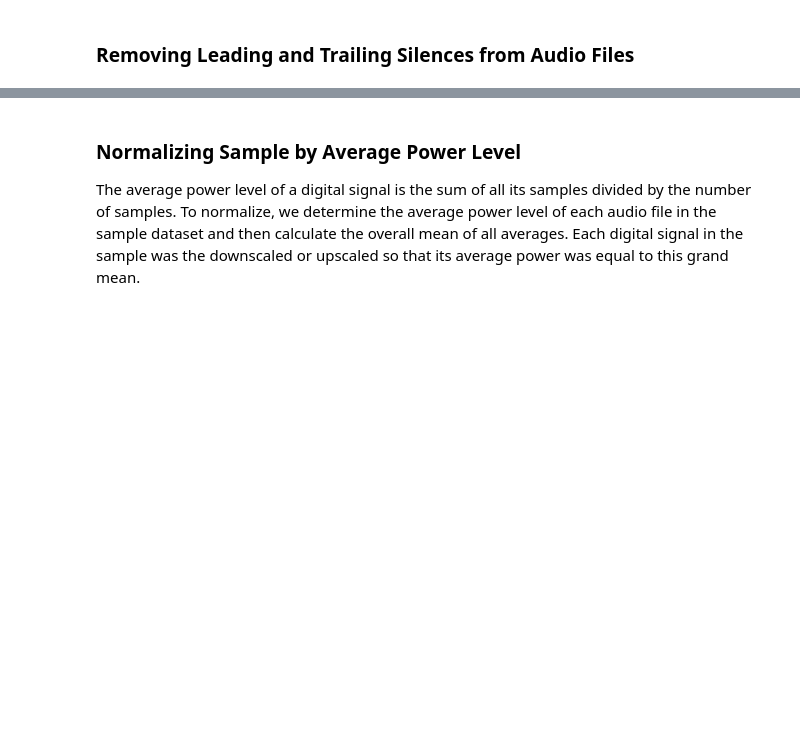
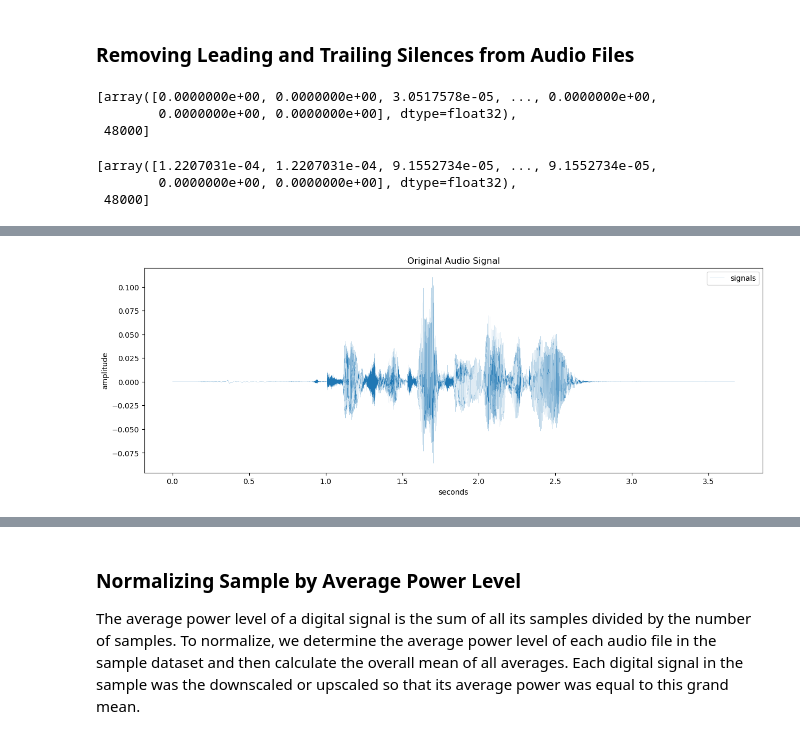
Before and after one commit to Syed-A-Naqvi/audiomorph, a Jupyter notebook: test.ipynb, the cells around one changed output, grey strips where cells are left out. Saved outputs shown, nothing was run; the diff lists cells and outputs as text; code cells hidden in the pictures; blank space fills up the shorter version.

```diff
--- a/test.ipynb
+++ b/test.ipynb
@@ -87,10 +88,10 @@ The goal was to extract a sample from the dataset that was significantly smaller
 All emotional variations and intensities for the first repetition of a single statement were extracted. For statement 1, data came from the first half of the dataset (Actors 1-12), and for statement 2 data came from the second half (Actors 13-24). This ensured that variability across emotion type, emotional intensity and actor gender was retained. Furthermore, the inclusion of only one repitition for all statements and the consideration of only a single statement type for each actor resulted in a 4-fold reduction in sample size.
 # %%
 # all variations of statement 1 for the first 12 actors
-audio_files = get_RAVDESS_sample("./sound_files", (3,), (1,), statement=(1,), actor=list(range(1,13)))
+audio_files = get_RAVDESS_sample("./sound_files", (3,), (1,), statement=(1,), actor=list(range(1,2)))
 
-# all variations of statement 2 for the second 12 actors
-audio_files.extend(get_RAVDESS_sample("./sound_files", (3,), (1,), statement=(2,), actor=list(range(13,25))))
+# # all variations of statement 2 for the second 12 actors
+# audio_files.extend(get_RAVDESS_sample("./sound_files", (3,), (1,), statement=(2,), actor=list(range(13,25))))
 
-# printing number of audio files that will be processed
-print(len(audio_files))
+# # printing number of audio files that will be processed
+# print(len(audio_files))
@@ -111,3 +109,12 @@ audio duration: 3.970645833333333
 ---
 # %% [markdown]
 ### Removing Leading and Trailing Silences from Audio Files
+# %%
+# extracting a random test file for comparison purposes
+rnd_file = np.random.randint(0, len(digital_signals))
+test_signal_before = copy.deepcopy(digital_signals[rnd_file])
+test_signal_before
+# %% [output]
+[array([0.0000000e+00, 0.0000000e+00, 3.0517578e-05, ..., 0.0000000e+00,
+        0.0000000e+00, 0.0000000e+00], dtype=float32),
+ 48000]
@@ -113,0 +135,8 @@ audio duration: 3.970645833333333
+# %%
+# test file after trimming
+test_signal_after = digital_signals[rnd_file]
+test_signal_after
+# %% [output]
+[array([1.2207031e-04, 1.2207031e-04, 9.1552734e-05, ..., 9.1552734e-05,
+        0.0000000e+00, 0.0000000e+00], dtype=float32),
+ 48000]
@@ -113,0 +151,5 @@ audio duration: 3.970645833333333
+# %%
+# plotting original test signal
+plot_signal(test_signal_before[0], test_signal_before[1], "Original Audio Signal")
+ipd.Audio(test_signal_before[0], rate=test_signal_before[1])
+# %% [output]
@@ -113,0 +157 @@ audio duration: 3.970645833333333
+[figure, added]
```
Also changed, not shown: parts of 21 cells of this notebook, 1 other file.
